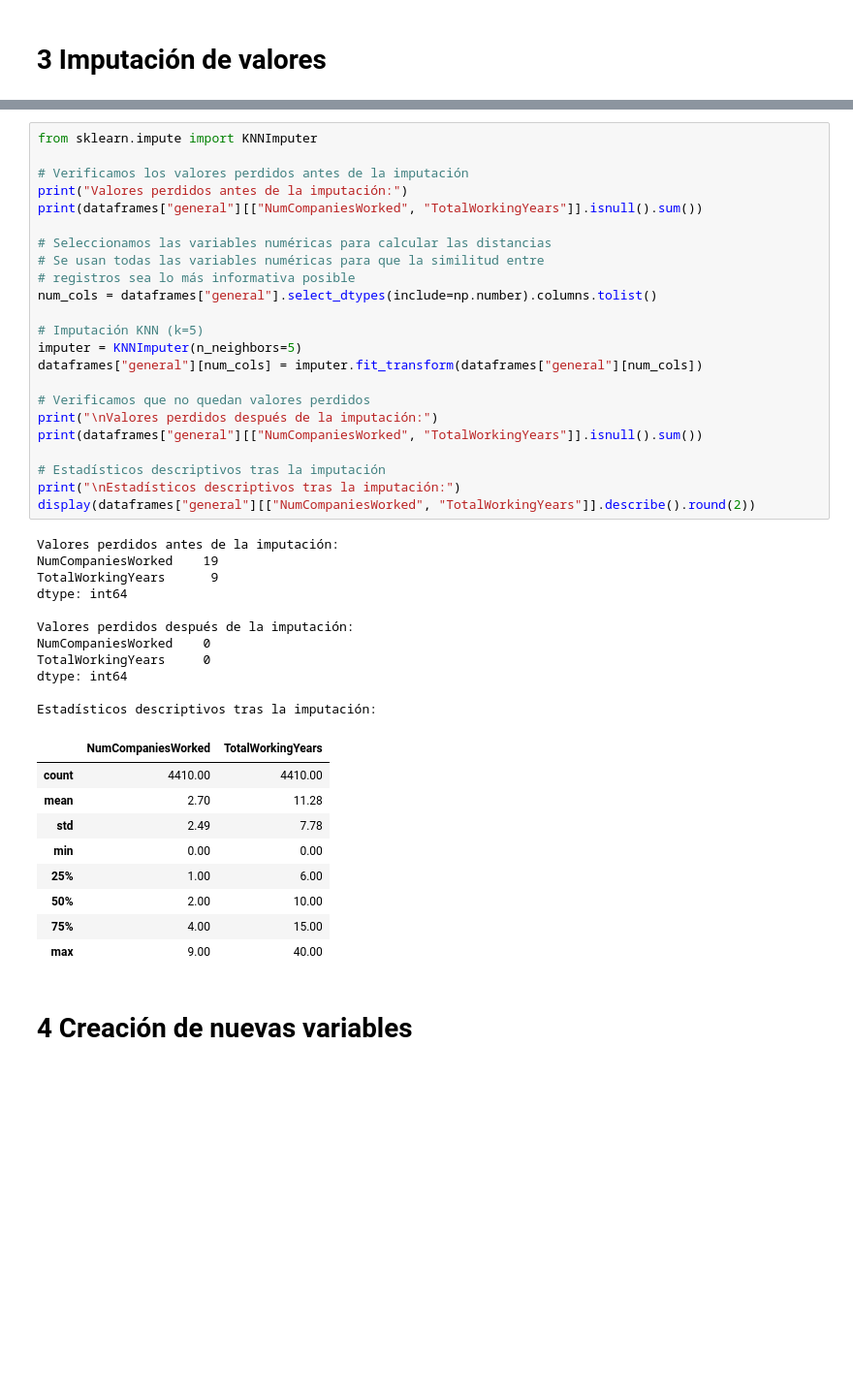
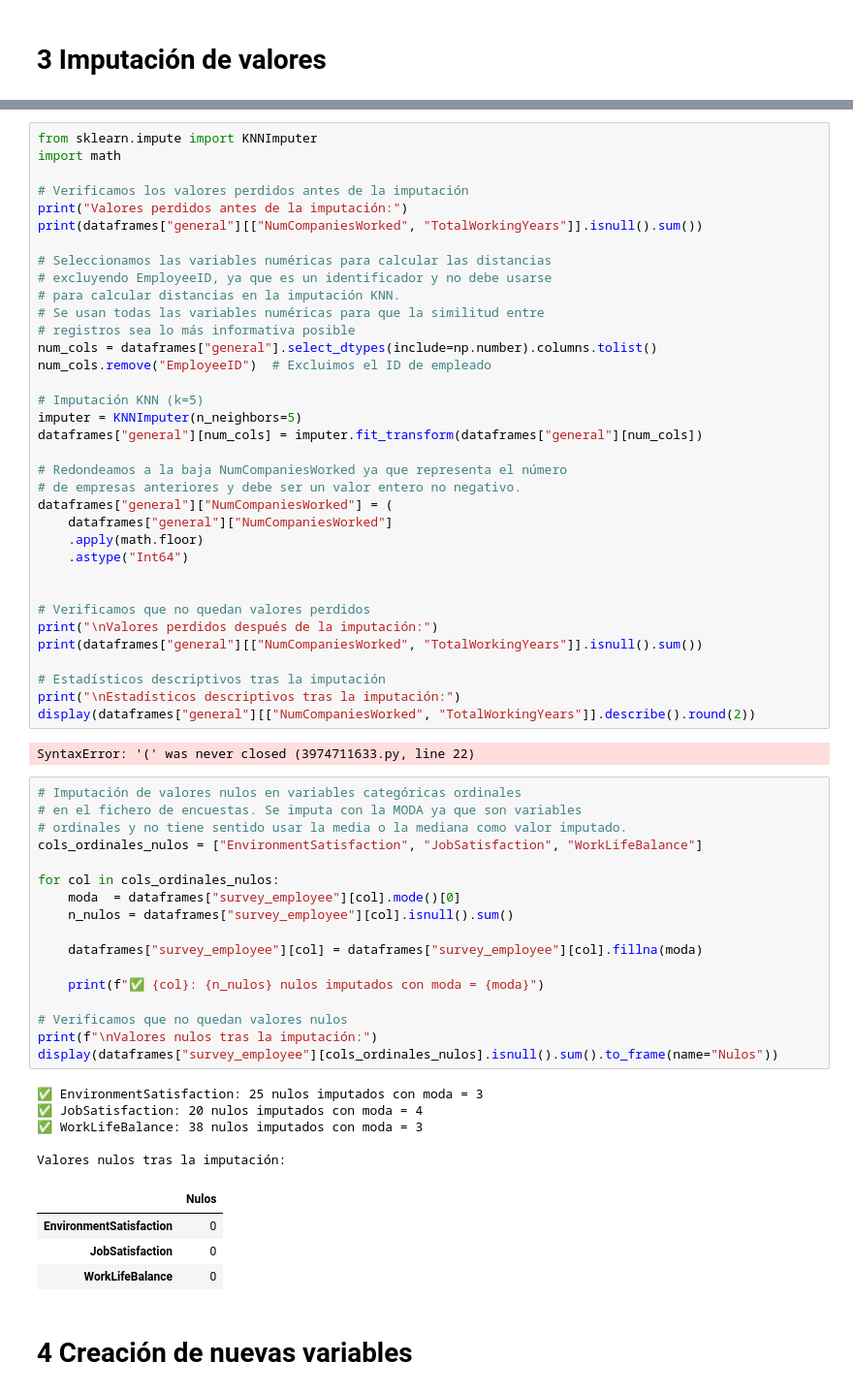
Before and after one commit to sangoumr/People_Analitics, a Jupyter notebook: EDA.ipynb, the cells around one changed output, grey strips where cells are left out. Shown at 97% size. Drawn from its saved outputs; the diff is of its cells as text; blank space fills up the shorter version.

```diff
--- a/EDA.ipynb
+++ b/EDA.ipynb
@@ -617,19 +626,31 @@ Se elige kNN frente a la imputación por media/mediana global porque tiene en cu
 </div>
 # %%
 from sklearn.impute import KNNImputer
+import math
 
 # Verificamos los valores perdidos antes de la imputación
 print("Valores perdidos antes de la imputación:")
 print(dataframes["general"][["NumCompaniesWorked", "TotalWorkingYears"]].isnull().sum())
 
 # Seleccionamos las variables numéricas para calcular las distancias
+# excluyendo EmployeeID, ya que es un identificador y no debe usarse
+# para calcular distancias en la imputación KNN.
 # Se usan todas las variables numéricas para que la similitud entre
 # registros sea lo más informativa posible
 num_cols = dataframes["general"].select_dtypes(include=np.number).columns.tolist()
+num_cols.remove("EmployeeID")  # Excluimos el ID de empleado
 
 # Imputación KNN (k=5)
 imputer = KNNImputer(n_neighbors=5)
 dataframes["general"][num_cols] = imputer.fit_transform(dataframes["general"][num_cols])
+
+# Redondeamos a la baja NumCompaniesWorked ya que representa el número
+# de empresas anteriores y debe ser un valor entero no negativo.
+dataframes["general"]["NumCompaniesWorked"] = (
+    dataframes["general"]["NumCompaniesWorked"]
+    .apply(math.floor)
+    .astype("Int64")
+
 
 # Verificamos que no quedan valores perdidos
 print("\nValores perdidos después de la imputación:")
@@ -639,25 +660,33 @@ print(dataframes["general"][["NumCompaniesWorked", "TotalWorkingYears"]].isnull(
 print("\nEstadísticos descriptivos tras la imputación:")
 display(dataframes["general"][["NumCompaniesWorked", "TotalWorkingYears"]].describe().round(2))
 # %% [output]
-Valores perdidos antes de la imputación:
-NumCompaniesWorked    19
-TotalWorkingYears      9
-dtype: int64
-
-Valores perdidos después de la imputación:
-NumCompaniesWorked    0
-TotalWorkingYears     0
-dtype: int64
-
-Estadísticos descriptivos tras la imputación:
+SyntaxError: '(' was never closed (3974711633.py, line 22)
-|  | NumCompaniesWorked | TotalWorkingYears |
-| count | 4410.00 | 4410.00 |
-| mean | 2.70 | 11.28 |
-| std | 2.49 | 7.78 |
-| min | 0.00 | 0.00 |
-| 25% | 1.00 | 6.00 |
-| 50% | 2.00 | 10.00 |
-| 75% | 4.00 | 15.00 |
-| max | 9.00 | 40.00 |
+# %%
+# Imputación de valores nulos en variables categóricas ordinales
+# en el fichero de encuestas. Se imputa con la MODA ya que son variables
+# ordinales y no tiene sentido usar la media o la mediana como valor imputado.
+cols_ordinales_nulos = ["EnvironmentSatisfaction", "JobSatisfaction", "WorkLifeBalance"]
+
+for col in cols_ordinales_nulos:
+    moda  = dataframes["survey_employee"][col].mode()[0]
+    n_nulos = dataframes["survey_employee"][col].isnull().sum()
+
+    dataframes["survey_employee"][col] = dataframes["survey_employee"][col].fillna(moda)
+
+    print(f"✅ {col}: {n_nulos} nulos imputados con moda = {moda}")
+
+# Verificamos que no quedan valores nulos
+print(f"\nValores nulos tras la imputación:")
+display(dataframes["survey_employee"][cols_ordinales_nulos].isnull().sum().to_frame(name="Nulos"))
+# %% [output]
+✅ EnvironmentSatisfaction: 25 nulos imputados con moda = 3
+✅ JobSatisfaction: 20 nulos imputados con moda = 4
+✅ WorkLifeBalance: 38 nulos imputados con moda = 3
+
+Valores nulos tras la imputación:
+|  | Nulos |
+| EnvironmentSatisfaction | 0 |
+| JobSatisfaction | 0 |
+| WorkLifeBalance | 0 |
 # %% [markdown]
 # 4 Creación de nuevas variables
```
Also changed, not shown: parts of 8 cells of this notebook.
